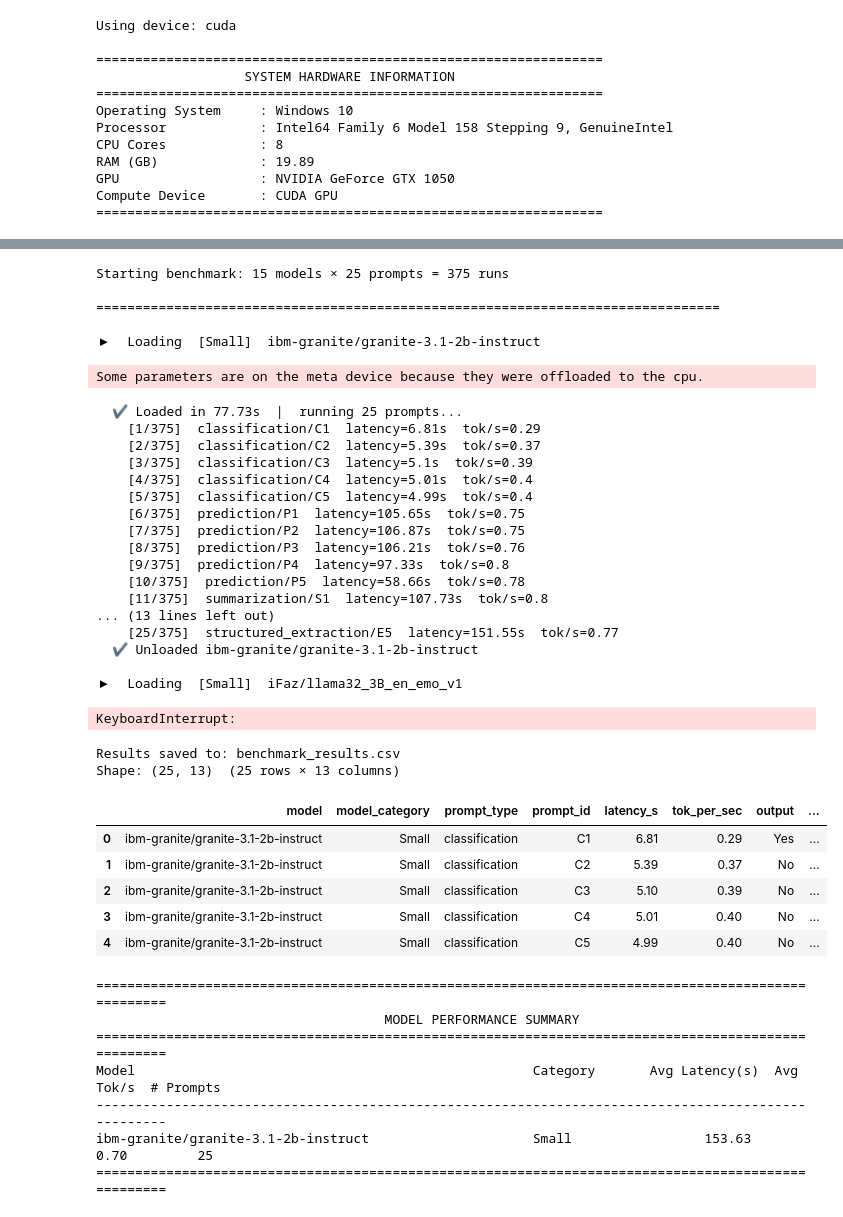
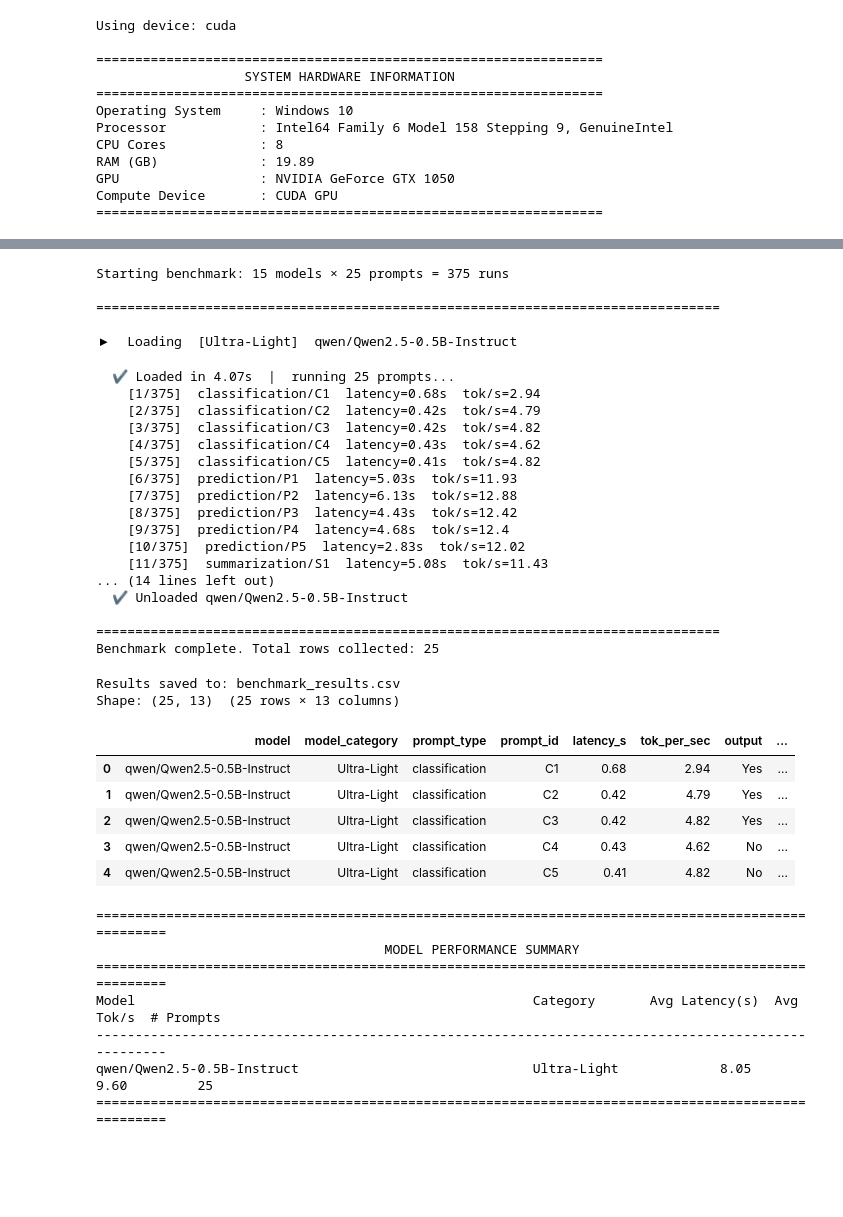
Before and after one commit to kyoonx/5_SubFlo, a Jupyter notebook: llm-test/multi_model_system.ipynb, the cells around one changed output, grey strips where cells are left out. Drawn from its saved outputs; the diff is of its cells as text; code cells hidden in the pictures; blank space fills up the shorter version.

```diff
--- a/llm-test/multi_model_system.ipynb
+++ b/llm-test/multi_model_system.ipynb
@@ -1523,7 +1497,7 @@ run_count  = 0
 print(f"Starting benchmark: {len(MODEL_REGISTRY)} models × {len(FLAT_PROMPTS)} prompts = {TOTAL_RUNS} runs\n")
 print("=" * 80)
 
-for model_meta in MODEL_REGISTRY[3:]:
+for model_meta in MODEL_REGISTRY[:1]:
     hf_id    = model_meta["hf_id"]
     category = model_meta["category"]
     loader   = model_meta["loader"]
@@ -1607,9 +1581,6 @@ for model_meta in MODEL_REGISTRY[3:]:
 
     print(f"  ✔ Unloaded {hf_id}")
 
-    if run_count >= 25 * 3:
-        break
-
 print("\n" + "=" * 80)
 print(f"Benchmark complete. Total rows collected: {len(results)}")
 # %% [output]
@@ -1617,50 +1588,48 @@ Starting benchmark: 15 models × 25 prompts = 375 runs
 
 ================================================================================
 
-▶  Loading  [Small]  ibm-granite/granite-3.1-2b-instruct
+▶  Loading  [Ultra-Light]  qwen/Qwen2.5-0.5B-Instruct
-Some parameters are on the meta device because they were offloaded to the cpu.
+  ✔ Loaded in 4.07s  |  running 25 prompts...
+    [1/375]  classification/C1  latency=0.68s  tok/s=2.94
+    [2/375]  classification/C2  latency=0.42s  tok/s=4.79
+    [3/375]  classification/C3  latency=0.42s  tok/s=4.82
+    [4/375]  classification/C4  latency=0.43s  tok/s=4.62
+    [5/375]  classification/C5  latency=0.41s  tok/s=4.82
+    [6/375]  prediction/P1  latency=5.03s  tok/s=11.93
+    [7/375]  prediction/P2  latency=6.13s  tok/s=12.88
+    [8/375]  prediction/P3  latency=4.43s  tok/s=12.42
+    [9/375]  prediction/P4  latency=4.68s  tok/s=12.4
+    [10/375]  prediction/P5  latency=2.83s  tok/s=12.02
+    [11/375]  summarization/S1  latency=5.08s  tok/s=11.43
+... (14 lines left out)
+  ✔ Unloaded qwen/Qwen2.5-0.5B-Instruct
+
+================================================================================
+Benchmark complete. Total rows collected: 25
-  ✔ Loaded in 77.73s  |  running 25 prompts...
-    [1/375]  classification/C1  latency=6.81s  tok/s=0.29
-    [2/375]  classification/C2  latency=5.39s  tok/s=0.37
-    [3/375]  classification/C3  latency=5.1s  tok/s=0.39
-    [4/375]  classification/C4  latency=5.01s  tok/s=0.4
-    [5/375]  classification/C5  latency=4.99s  tok/s=0.4
-    [6/375]  prediction/P1  latency=105.65s  tok/s=0.75
-    [7/375]  prediction/P2  latency=106.87s  tok/s=0.75
-    [8/375]  prediction/P3  latency=106.21s  tok/s=0.76
-    [9/375]  prediction/P4  latency=97.33s  tok/s=0.8
-    [10/375]  prediction/P5  latency=58.66s  tok/s=0.78
-    [11/375]  summarization/S1  latency=107.73s  tok/s=0.8
-... (13 lines left out)
-    [25/375]  structured_extraction/E5  latency=151.55s  tok/s=0.77
-  ✔ Unloaded ibm-granite/granite-3.1-2b-instruct
-
-▶  Loading  [Small]  iFaz/llama32_3B_en_emo_v1
-KeyboardInterrupt:
 # %%
 # ============================================================
 # SAVE RAW RESULTS TO CSV
 # Saved immediately after the loop so outputs are safe even if
 # the notebook kernel crashes during manual scoring.
 # ============================================================
 
 df = pd.DataFrame(results)
 
 CSV_PATH = "benchmark_results.csv"
-df.to_csv(CSV_PATH, index=False, mode="a", header=not pd.io.common.file_exists(CSV_PATH))
+# df.to_csv(CSV_PATH, index=False, mode="a", header=not pd.io.common.file_exists(CSV_PATH))
 
 print(f"Results saved to: {CSV_PATH}")
 print(f"Shape: {df.shape}  ({df.shape[0]} rows × {df.shape[1]} columns)")
 df.head()
 # %% [output]
 Results saved to: benchmark_results.csv
 Shape: (25, 13)  (25 rows × 13 columns)
 |  | model | model_category | prompt_type | prompt_id | latency_s | tok_per_sec | output | ... |
-| 0 | ibm-granite/granite-3.1-2b-instruct | Small | classification | C1 | 6.81 | 0.29 | Yes | ... |
-| 1 | ibm-granite/granite-3.1-2b-instruct | Small | classification | C2 | 5.39 | 0.37 | No | ... |
-| 2 | ibm-granite/granite-3.1-2b-instruct | Small | classification | C3 | 5.10 | 0.39 | No | ... |
-| 3 | ibm-granite/granite-3.1-2b-instruct | Small | classification | C4 | 5.01 | 0.40 | No | ... |
-| 4 | ibm-granite/granite-3.1-2b-instruct | Small | classification | C5 | 4.99 | 0.40 | No | ... |
+| 0 | qwen/Qwen2.5-0.5B-Instruct | Ultra-Light | classification | C1 | 0.68 | 2.94 | Yes | ... |
+| 1 | qwen/Qwen2.5-0.5B-Instruct | Ultra-Light | classification | C2 | 0.42 | 4.79 | Yes | ... |
+| 2 | qwen/Qwen2.5-0.5B-Instruct | Ultra-Light | classification | C3 | 0.42 | 4.82 | Yes | ... |
+| 3 | qwen/Qwen2.5-0.5B-Instruct | Ultra-Light | classification | C4 | 0.43 | 4.62 | No | ... |
+| 4 | qwen/Qwen2.5-0.5B-Instruct | Ultra-Light | classification | C5 | 0.41 | 4.82 | No | ... |
 # %%
 # ============================================================
 # PERFORMANCE SUMMARY TABLE
@@ -1699,7 +1668,7 @@ print("=" * 100)
 ====================================================================================================
 Model                                                   Category       Avg Latency(s)  Avg Tok/s  # Prompts
 ----------------------------------------------------------------------------------------------------
-ibm-granite/granite-3.1-2b-instruct                     Small                 153.63       0.70         25
+qwen/Qwen2.5-0.5B-Instruct                              Ultra-Light             8.05       9.60         25
 ====================================================================================================
 # %%
 # ============================================================
```
Also changed, not shown: parts of 6 cells of this notebook, 5 other files.
